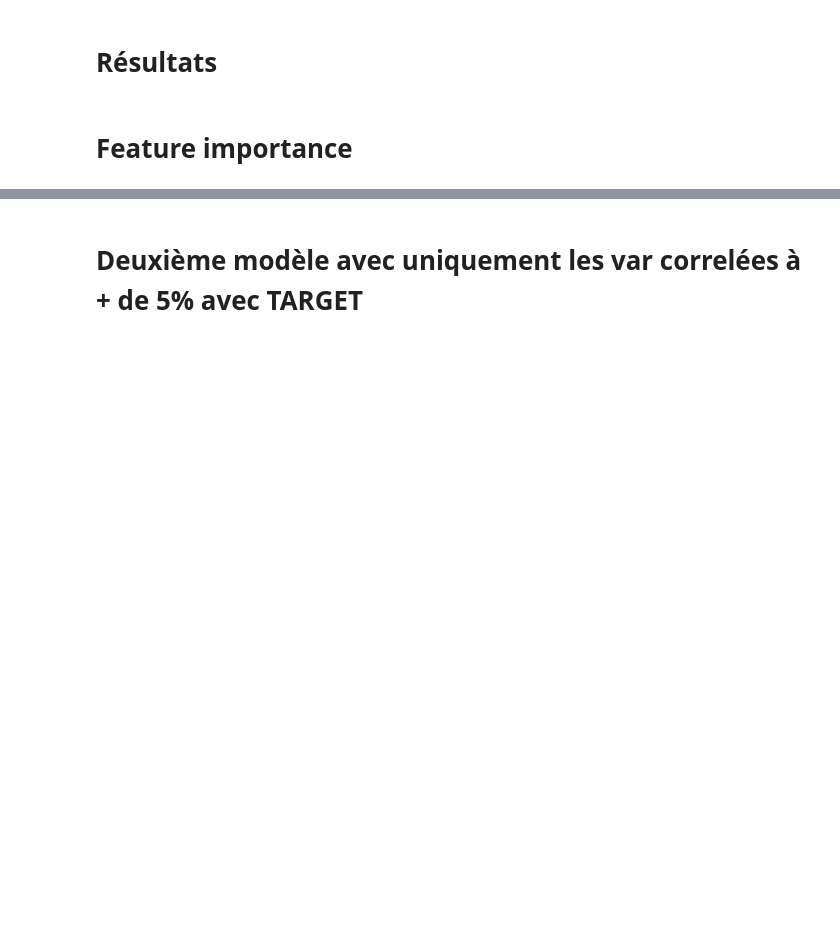
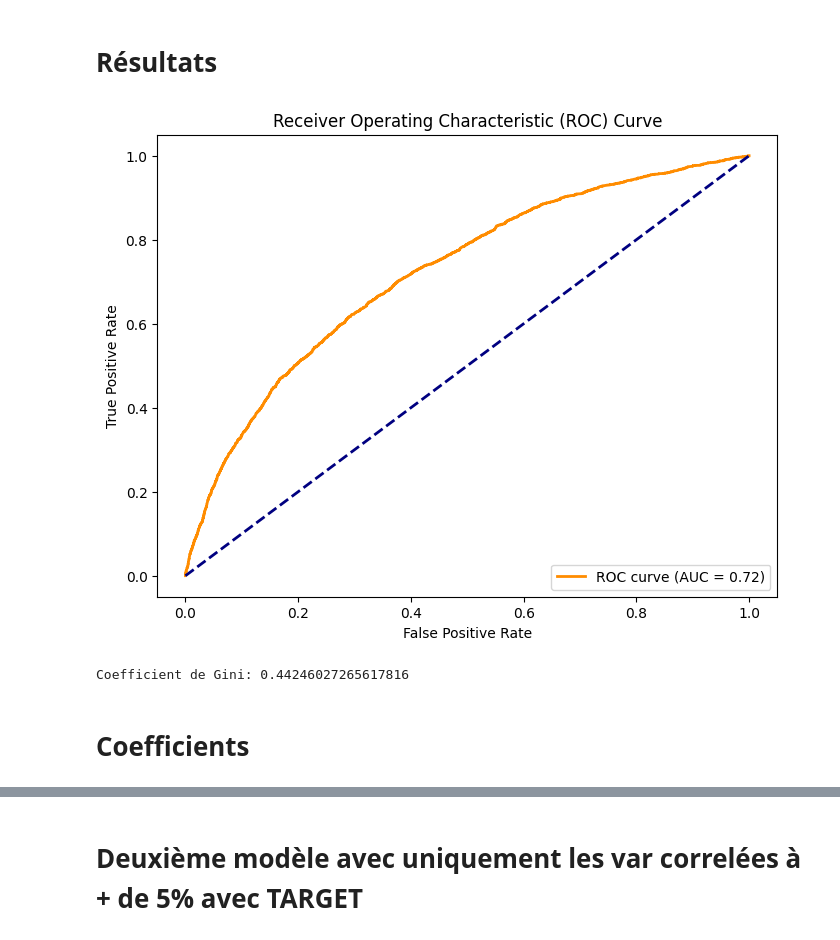
Before and after one commit to SamuelBaheux/Challenge_Nexialog, a Jupyter notebook: Modèle baseline.ipynb, the cells around one changed output, grey strips where cells are left out. Saved outputs shown, nothing was run; the diff lists cells and outputs as text; code cells hidden in the pictures; blank space fills up the shorter version.

```diff
--- a/Modèle baseline.ipynb
+++ b/Modèle baseline.ipynb
@@ -50,5 +52,3 @@ data.drop(columns = ['FONDKAPREMONT_MODE','WALLSMATERIAL_MODE','HOUSETYPE_MODE',
-# %%
-data.dropna(inplace = True)
 # %% [markdown]
 # Encoding
 # %%
@@ -93,0 +75,3 @@ data = pd.get_dummies(data, columns=categorical_columns, dtype='int',drop_first=
+# %%
+for col in data.select_dtypes(include = 'object').columns :
+    print(f'{col} : {data[col].unique()}')
@@ -100,0 +111,3 @@ X_train, X_test, y_train, y_test = train_test_split(X, y, test_size=0.2, random_
+# %%
+X_train.drop(columns = ['date'],inplace = True)
+X_test.drop(columns =['date'],inplace = True)
@@ -115,27 +181,42 @@ print(result.summary())
 # %%
 import statsmodels.api as sm
 import matplotlib.pyplot as plt
 from sklearn.metrics import roc_curve, auc
 
 X_test_scaled = sm.add_constant(X_test)
 
 
-y_prob = result.predict(X_test)
+y_prob = result.predict(X_test_scaled)
 
 
 fpr, tpr, thresholds = roc_curve(y_test, y_prob)
 roc_auc = auc(fpr, tpr)
 
 plt.figure(figsize=(8, 6))
 plt.plot(fpr, tpr, color='darkorange', lw=2, label='ROC curve (AUC = {:.2f})'.format(roc_auc))
 plt.plot([0, 1], [0, 1], color='navy', lw=2, linestyle='--')
 plt.xlabel('False Positive Rate')
 plt.ylabel('True Positive Rate')
 plt.title('Receiver Operating Characteristic (ROC) Curve')
 plt.legend(loc='lower right')
 plt.show()
+
+y_prob = result.predict(X_test_scaled)
+
+# Calculer le taux de faux positifs (FPR), le taux de vrais positifs (TPR) et les seuils
+fpr, tpr, thresholds = roc_curve(y_test, y_prob)
+
+# Calculer l'aire sous la courbe ROC (AUC)
+roc_auc = auc(fpr, tpr)
+
+# Calculer le coefficient de Gini
+gini_coefficient = 2 * roc_auc - 1
+print("Coefficient de Gini:", gini_coefficient)
+# %% [output]
+[figure, added]
+Coefficient de Gini: 0.44246027265617816
 # %% [markdown]
-# Feature importance
+# Coefficients
 # %%
 coefficients = result.params
 pvalues = result.pvalues
```
Also changed, not shown: parts of 27 cells of this notebook, 1 other file.
